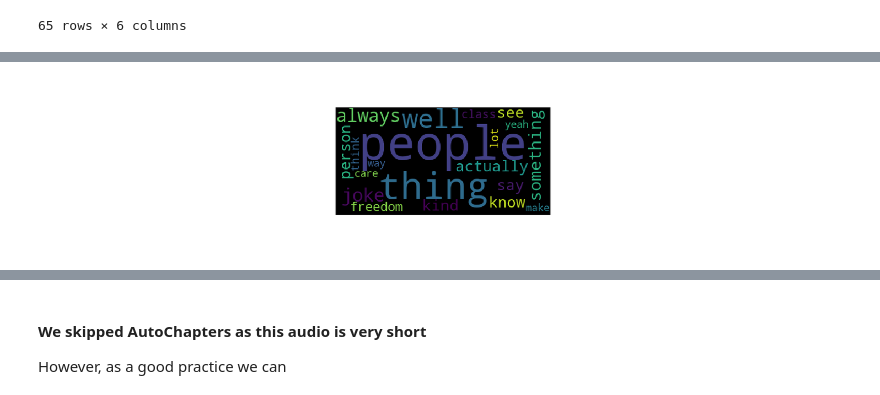
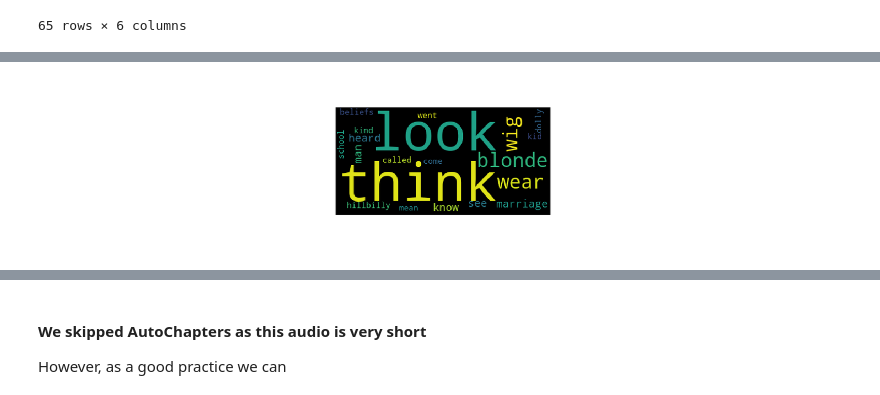
Before and after one commit to CharlesPizza/AudioAnalysisDollyParton, a Jupyter notebook: Dolly Parton.ipynb, the cells around one changed output, grey strips where cells are left out. Cells and saved outputs as stored; diff of their text form; code cells hidden in the pictures.

```diff
--- a/Dolly Parton.ipynb
+++ b/Dolly Parton.ipynb
@@ -156,13 +153,17 @@ sentiment_tabs = pn.Tabs(('Sentiment Overview', plot),
 sentiment_tabs
 # %% [output]
 [interactive output not drawn]
+# %%
+speaker_text = sentiment_df.groupby('speaker')['text'].apply(' '.join).map(lambda x: x.lower())
 # %%
 stopwords = set(STOPWORDS)
-wordcloud = WordCloud(background_color = "black", stopwords = stopwords, max_words=20,
-                      colormap = 'viridis', collocations=False).generate(data['text'].lower())
-wordcloud_plot = px.imshow(wordcloud)
-wordcloud_plot.update_xaxes(showticklabels=False)
-wordcloud_plot.update_yaxes(showticklabels=False)
-wordcloud_plot
+wordcloud_barbara = WordCloud(background_color = "black", stopwords = stopwords, max_words=20,
+                      colormap = 'viridis', collocations=False).generate(speaker_text['Barbara'])
+wordcloud_plot_barb = px.imshow(wordcloud_barbara)
+wordcloud_plot_barb.update_xaxes(showticklabels=False)
+wordcloud_plot_barb.update_yaxes(showticklabels=False)
+wordcloud_plot_barb
+# word_tabs = pn.Tabs(('Overall', wordcloud_plot))
+# word_tabs
 # %% [output]
-[figure, old version]
+[figure, new version]
```
Also changed, not shown: parts of 10 cells of this notebook.
